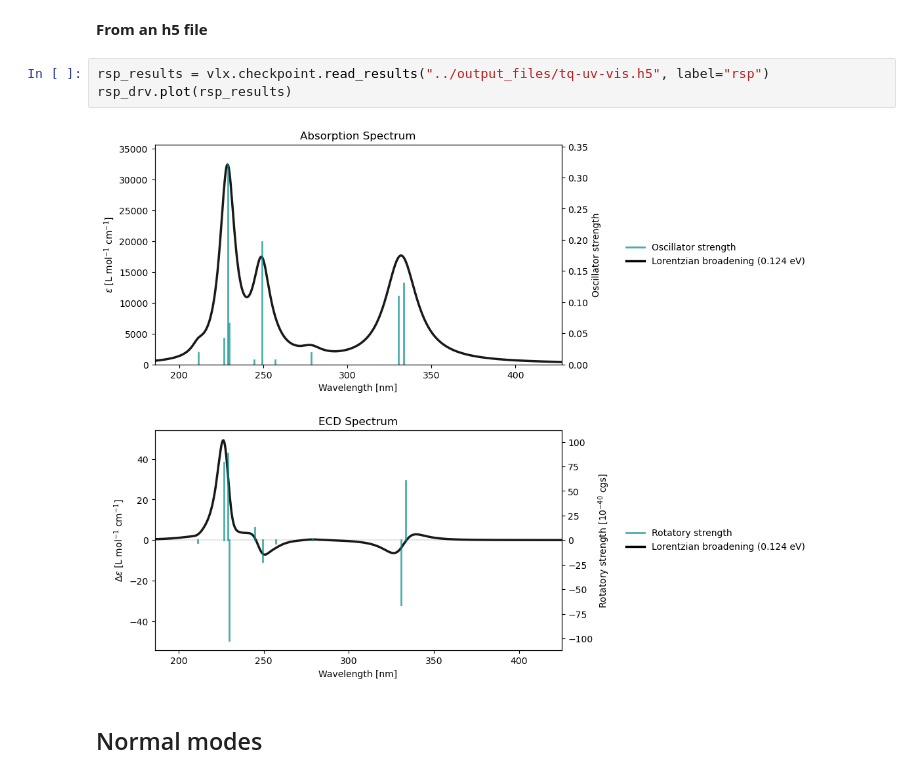
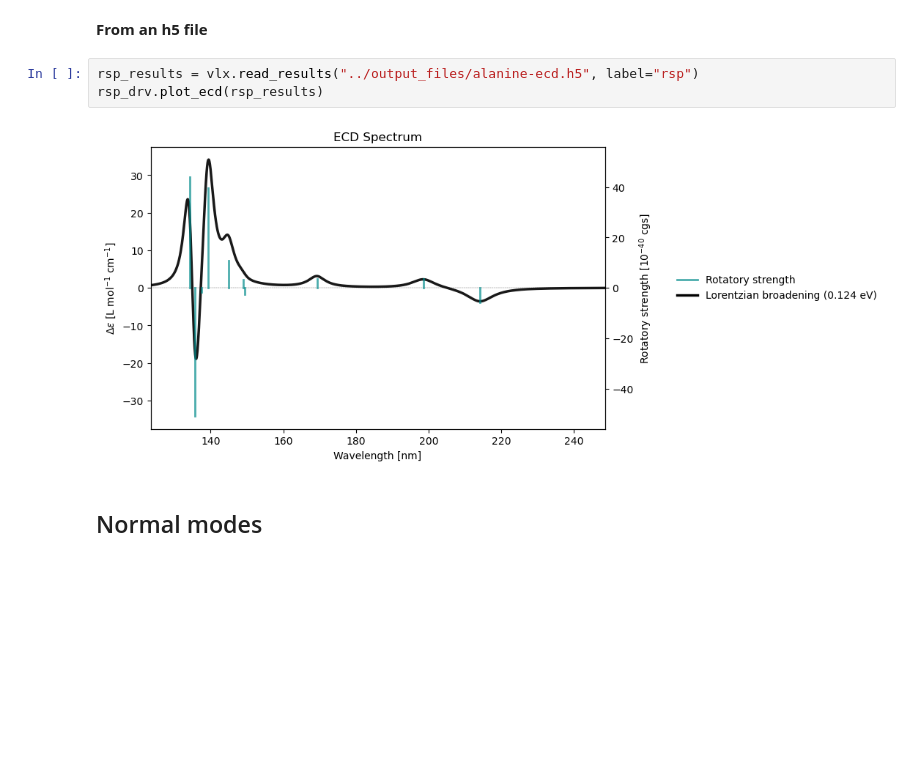
Before and after one commit to kthpanor/vlxman, a Jupyter notebook: docs/vis.ipynb, the cells around one changed output. Drawn from its saved outputs; the diff is of its cells as text; blank space fills up the shorter version.

Commit message:
clean read_results

```diff
--- a/docs/vis.ipynb
+++ b/docs/vis.ipynb
@@ -70,10 +70,10 @@ rsp_drv.plot(rsp_results)
 # %% [markdown]
 **From an h5 file**
 # %%
-rsp_results = vlx.checkpoint.read_results("../output_files/tq-uv-vis.h5", label="rsp")
-rsp_drv.plot(rsp_results)
+rsp_results = vlx.read_results("../output_files/alanine-ecd.h5", label="rsp")
+rsp_drv.plot_ecd(rsp_results)
 # %% [output]
-[figure, old version]
+[figure, new version]
 # %% [markdown]
 ## Normal modes
 # %% [markdown]
```
Also changed, not shown: parts of 4 cells of this notebook, 2 other files.
